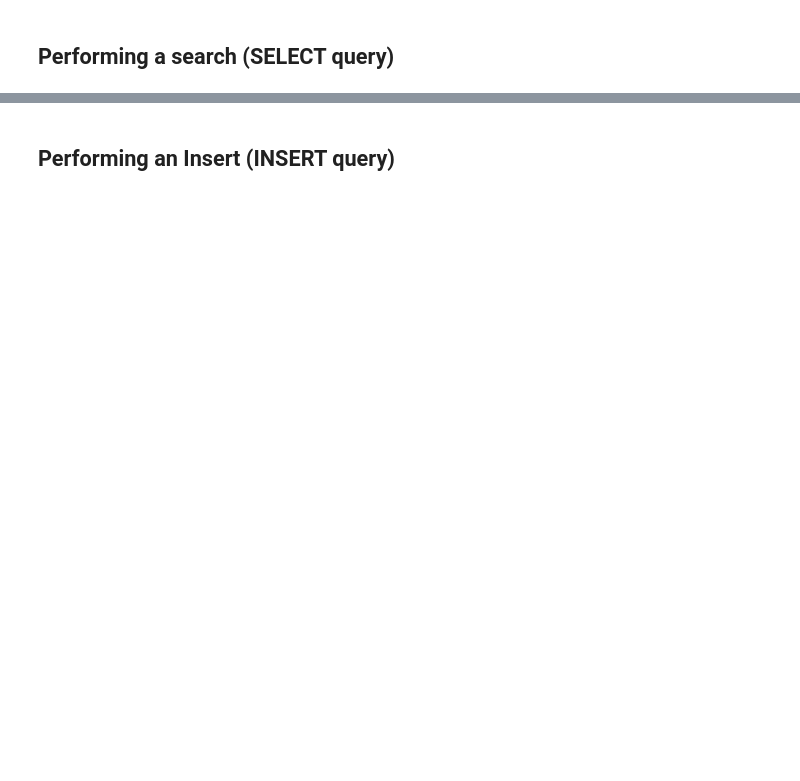
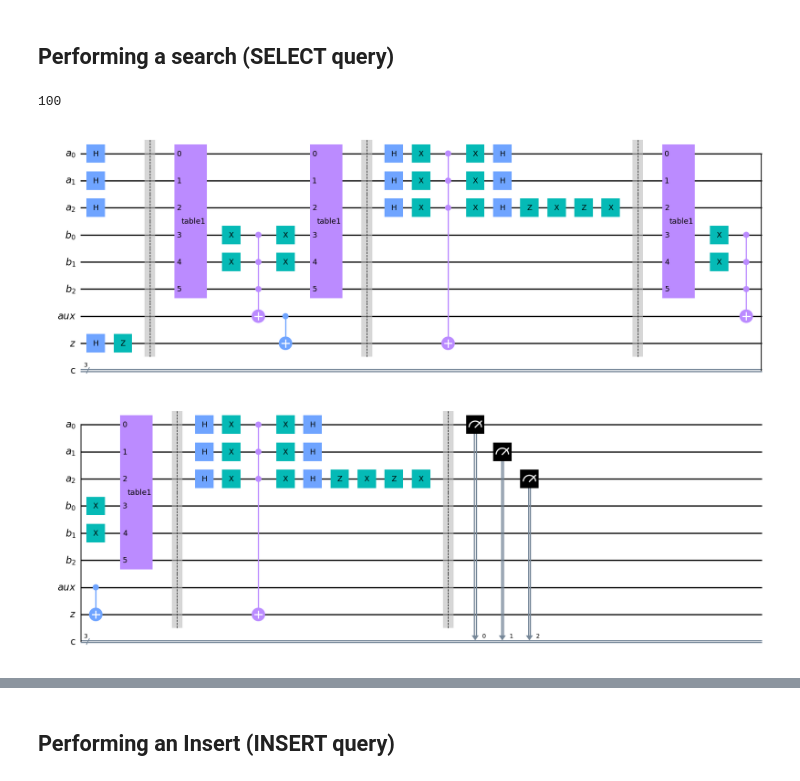
Before and after one commit to SamrutGadde/QuantumDB, a Jupyter notebook: db.ipynb, the cells around one changed output, grey strips where cells are left out. Saved outputs shown, nothing was run; the diff lists cells and outputs as text; code cells hidden in the pictures; blank space fills up the shorter version.

```diff
--- a/db.ipynb
+++ b/db.ipynb
@@ -72,8 +64,19 @@ qc.draw(output='mpl')
 # %% [markdown]
 ## Performing a search (SELECT query)
 # %%
+# Let's search for qb = 4, should get 101 (5) as output\
 def search(num):
-    M = int(np.floor(np.pi/4 * np.sqrt(2**len(qa))))
+    qa = QuantumRegister(3, 'a')
+    qb = QuantumRegister(3, 'b')
+    aux = QuantumRegister(1, 'aux')
+    z = QuantumRegister(1, 'z')
+    cr = ClassicalRegister(3, 'c')
+    qc = QuantumCircuit(qa, qb, aux, z, cr)
+
+    qaRegs = qa[:]
+    qbRegs = qb[:]
+
+    M = int(np.floor(np.pi/4 * np.sqrt(2**len(qaRegs))))
     binary = bin(num)[2:]
     binary = '0'*(len(qa)-len(binary)) + binary
     print(binary)
@@ -82,49 +85,50 @@ def search(num):
     qc.h(z)
     qc.z(z)
     # qc.p(np.pi, z)
+    qc.h(qaRegs)
     qc.barrier()
     for i in range(M):
+        qc.append(table1, qaRegs[:] + qbRegs[:])
         for j in range(len(binary)):
             if binary[j] == '0':
-                qc.x(qbRegs[j])
+                qc.x(qbRegs[len(binary)-j-1])
         # qc.x(qb[2])
         # qc.x(qbRegs[1])
         # qc.x(qbRegs[0])
         qc.mcx(qbRegs, aux)
         for j in range(len(binary)):
             if binary[j] == '0':
-                qc.x(qbRegs[j])
+                qc.x(qbRegs[len(binary)-j-1])
+
+
+        qc.append(table1, qaRegs[:] + qbRegs[:])
+        qc.cx(aux, z)
+        qc.barrier()
         # qc.x(qb[2])
         # qc.x(qbRegs[1])
         # qc.x(qbRegs[0])
-        qc.barrier()
-        qc.cx(aux, z)
-        qc.cx(aux, qaRegs)
+        # qc.cx(aux, qaRegs)
         # qc.ch(aux, qaRegs)
         qc.h(qaRegs)
         qc.x(qaRegs)
         qc.mcx(qaRegs, z)
         qc.x(qaRegs)
         qc.h(qaRegs)
         # qc.ch(z, qa)
         qc.z(qaRegs[len(qaRegs)-1])
         qc.x(qaRegs[len(qaRegs)-1])
         qc.z(qaRegs[len(qaRegs)-1])
         qc.x(qaRegs[len(qaRegs)-1])
         qc.barrier()
 
     # qc.h(qa)
-    qc.x(qaRegs)
+    # qc.x(qaRegs)
     qc.measure(qa, cr)
-    qc.draw(output='mpl')
-    # backend = Aer.get_backend('qasm_simulator')
-    # job = execute(qc, backend, shots=1024)
-    # result = job.result()
-    # counts = result.get_counts()
-    # print(counts)
-    # plot_histogram(counts)
-    # return max(counts, key=counts.get)[::-1]
-    # qc.remove_register(z)
+    return qc
 
-# search(4)
+searchCircuit = search(4)
+searchCircuit.draw(output='mpl')
+# %% [output]
+100
+[figure, added]
 # %%
```
Also changed, not shown: parts of 7 cells of this notebook.
